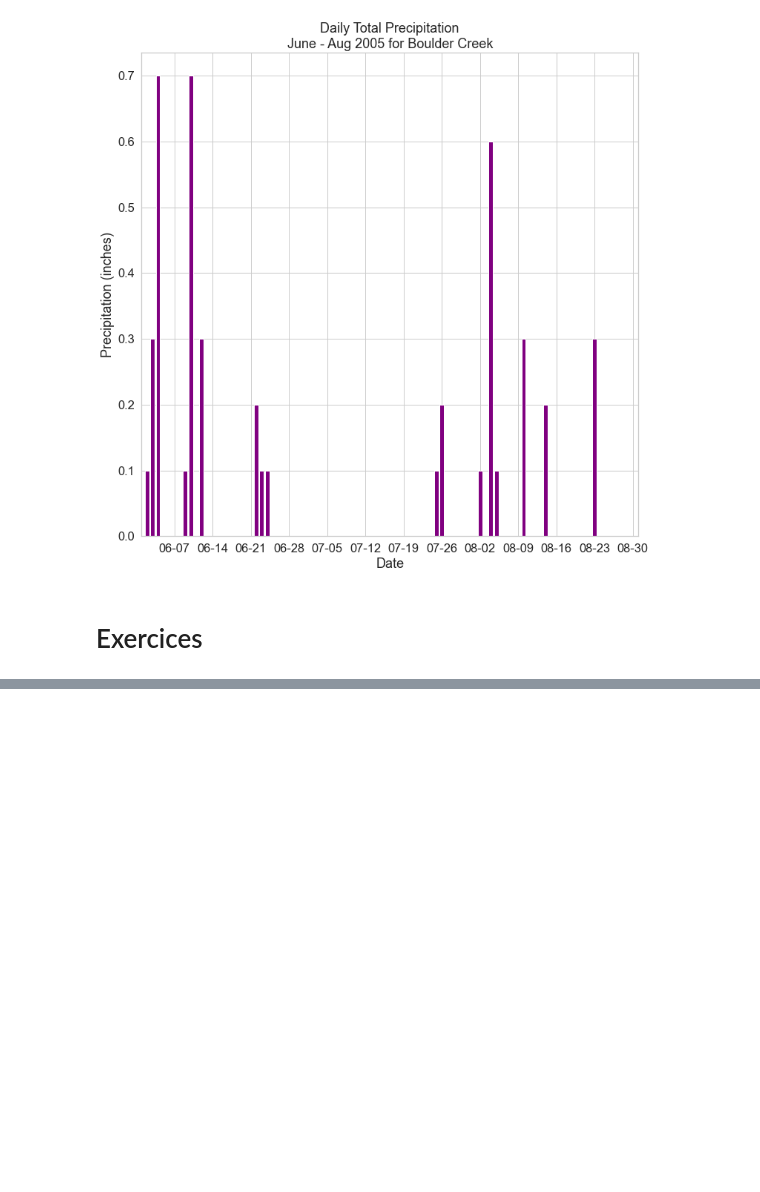
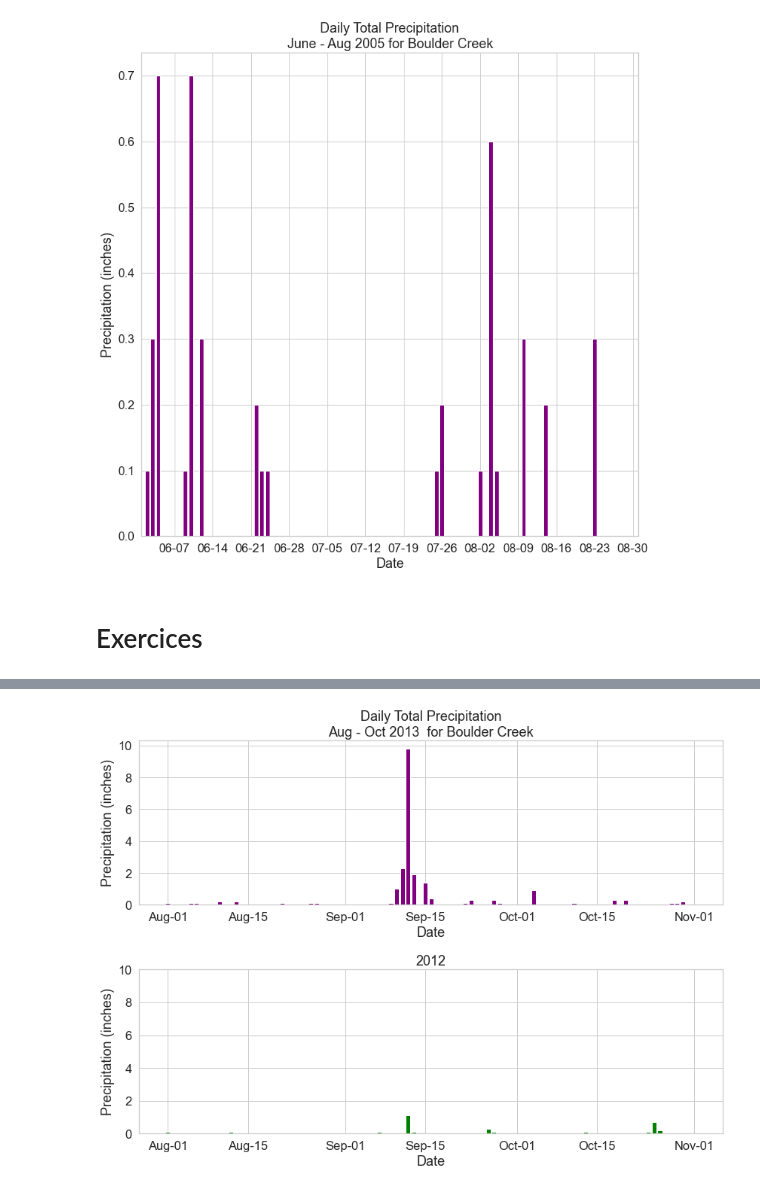
Before and after one commit to JosepAnSabate/jupyter_maps, a Jupyter notebook: earth_data_science/timeseries_py/timeseries_pandas/5 Customize Dates on Time Series Plots in Python Using Matplotlib.ipynb, the cells around one changed output, grey strips where cells are left out. Cells and saved outputs as stored; diff of their text form; code cells hidden in the pictures; blank space fills up the shorter version.

```diff
--- a/earth_data_science/timeseries_py/timeseries_pandas/5 Customize Dates on Time Series Plots in Python Using Matplotlib.ipynb
+++ b/earth_data_science/timeseries_py/timeseries_pandas/5 Customize Dates on Time Series Plots in Python Using Matplotlib.ipynb
@@ -206,0 +175,37 @@ plt.subplots(2, 2, sharex=True, sharey=True)
+# %%
+f, (ax1, ax2) = plt.subplots(2,1, figsize=(12,9))
+
+# Add x-axis and y-axis
+ax1.bar(precip_2013_08_01_2013_11_01.index.values,
+       precip_2013_08_01_2013_11_01['DAILY_PRECIP'],
+       color='purple')
+
+ax1.title.set_text("2013")
+
+ax2.bar(precip_2012_08_01_2012_11_01.index.values,
+       precip_2012_08_01_2012_11_01['DAILY_PRECIP'],
+       color='green')
+
+# Define the date format
+date_form = DateFormatter("%b-%d")
+ax1.xaxis.set_major_formatter(date_form)
+
+# Define the date format
+date_form = DateFormatter("%b-%d")
+ax2.xaxis.set_major_formatter(date_form)
+
+# Set title and labels for axes
+ax1.set(xlabel="Date",
+       ylabel="Precipitation (inches)",
+       title="Daily Total Precipitation\nAug - Oct 2013  for Boulder Creek",
+      )
+ax2.set(xlabel="Date",
+       ylabel="Precipitation (inches)",
+       title="Daily Total Precipitation\nAug - Oct 2012  for Boulder Creek",
+      )
+
+ax2.title.set_text("2012")
+ax2.set(ylim=[0, 10])
+plt.tight_layout()
+# %% [output]
+[figure, added]
```
Also changed, not shown: parts of 2 cells of this notebook, 1 other file.
